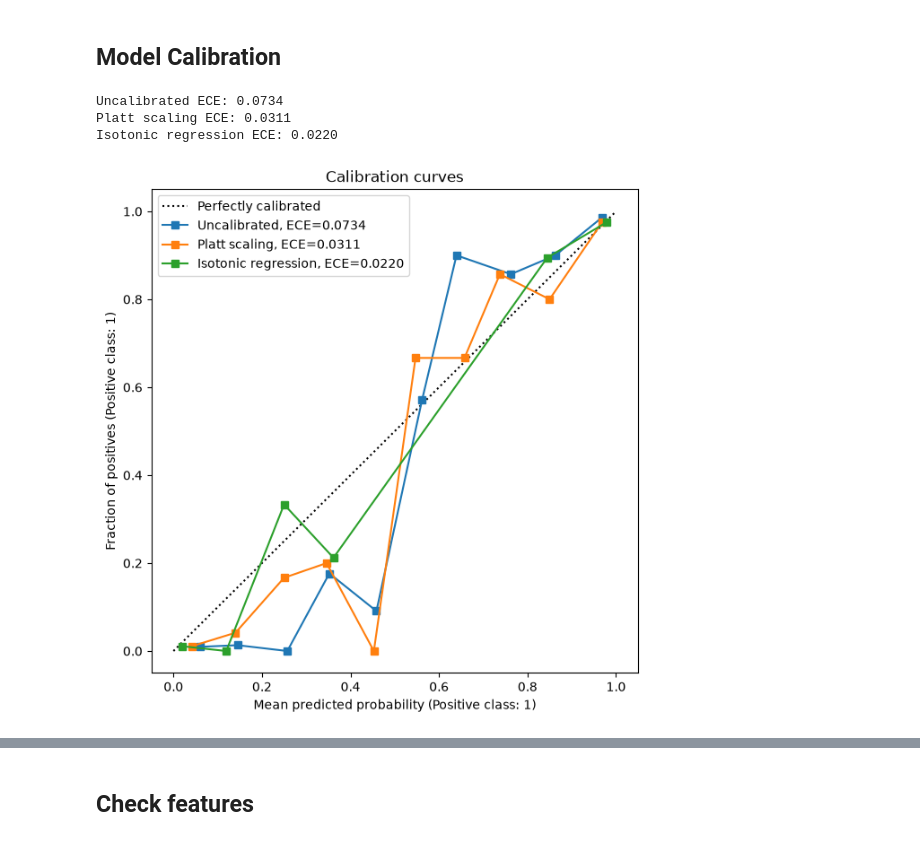
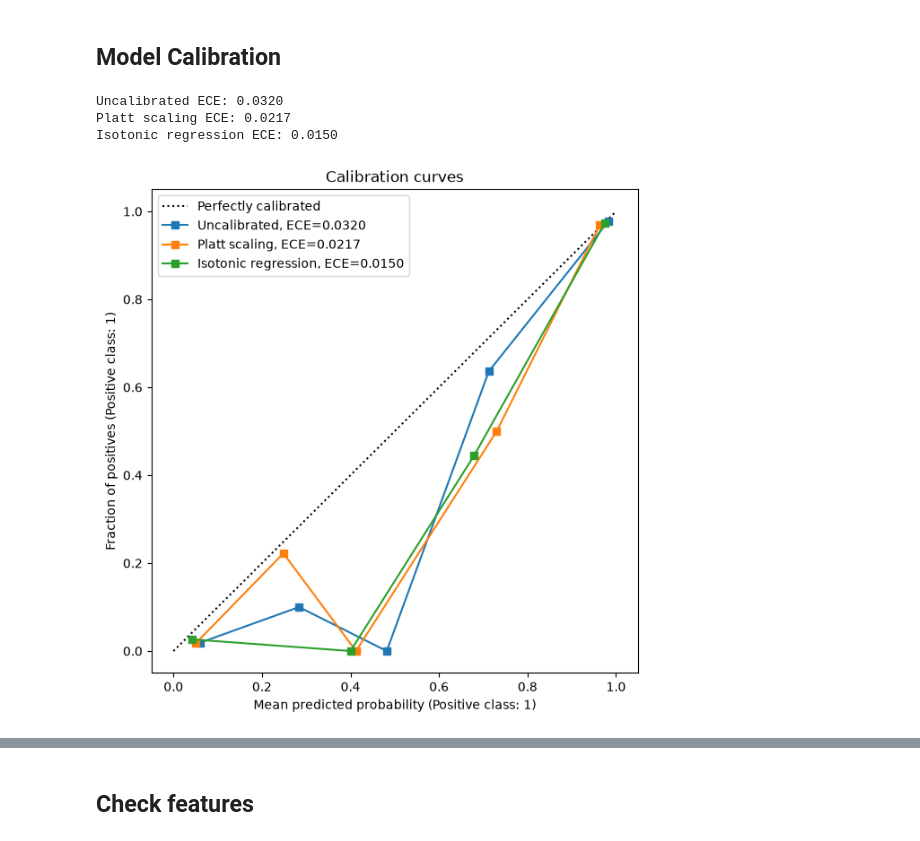
Before and after one commit to shengy90/depop_takehome_task, a Jupyter notebook: notebooks/sheng_solution.ipynb, the cells around one changed output, grey strips where cells are left out. Drawn from its saved outputs; the diff is of its cells as text; code cells hidden in the pictures.

Commit message:
More plots and return sparse matrix

```diff
--- a/notebooks/sheng_solution.ipynb
+++ b/notebooks/sheng_solution.ipynb
@@ -168,7 +168,9 @@ feature_processing_pipeline = Pipeline(
     steps=[
         ("feature_engineering", FeatureEngineering()),
         ("features", column_transformer),
-        ("to_dense", DenseTransformer()),
+        # Avoid returning a dense matrix as it would force materialisation of zeros
+        # Which could cause memory explosion if we need > 500 TFIDF features
+        # ("to_dense", DenseTransformer()),
     ]
 )
 # %%
@@ -250,11 +244,10 @@ base_clf = xgb.XGBClassifier(
 
 param_grid = {
     "max_depth": [3, 5],
-    "learning_rate": [0.03, 0.1],
+    "learning_rate": [0.05, 0.1],
     "min_child_weight": [1, 5],
     "subsample": [0.8, 1.0],
-    "colsample_bytree": [0.8, 1.0],
-    "reg_lambda": [1.0, 5.0],
+    "reg_lambda": [0.1, 1.0],
 }
 
 # Do only three fits to reduce compute time
@@ -353,8 +346,10 @@ import matplotlib.pyplot as plt
 from sklearn.frozen import FrozenEstimator
 from sklearn.calibration import CalibratedClassifierCV, CalibrationDisplay
 
+CALIBRATION_BINS = 5
 
-def ece(y_true, y_prob, n_bins=10):
+
+def ece(y_true, y_prob, n_bins=CALIBRATION_BINS):
     y_true = np.asarray(y_true)
     y_prob = np.asarray(y_prob)
 
@@ -392,24 +387,24 @@ for name, result in results.items():
     result["ece"] = ece(y_test, result["proba"])
     print(f"{name} ECE: {result['ece']:.4f}")
 # %% [output]
-Uncalibrated ECE: 0.0734
-Platt scaling ECE: 0.0311
-Isotonic regression ECE: 0.0220
+Uncalibrated ECE: 0.0320
+Platt scaling ECE: 0.0217
+Isotonic regression ECE: 0.0150
 # %%
 fig, ax = plt.subplots(figsize=(7, 7))
 
 for name, result in results.items():
     CalibrationDisplay.from_predictions(
         y_true=y_test,
         y_prob=result["proba"],
-        n_bins=10,
+        n_bins=CALIBRATION_BINS,
         strategy="uniform",
         name=f"{name}, ECE={result['ece']:.4f}",
         ax=ax,
     )
 
 ax.set_title("Calibration curves")
 ax.legend()
 plt.show()
 # %% [output]
-[figure, old version]
+[figure, new version]
```
Also changed, not shown: parts of 7 cells of this notebook, 2 other files.
